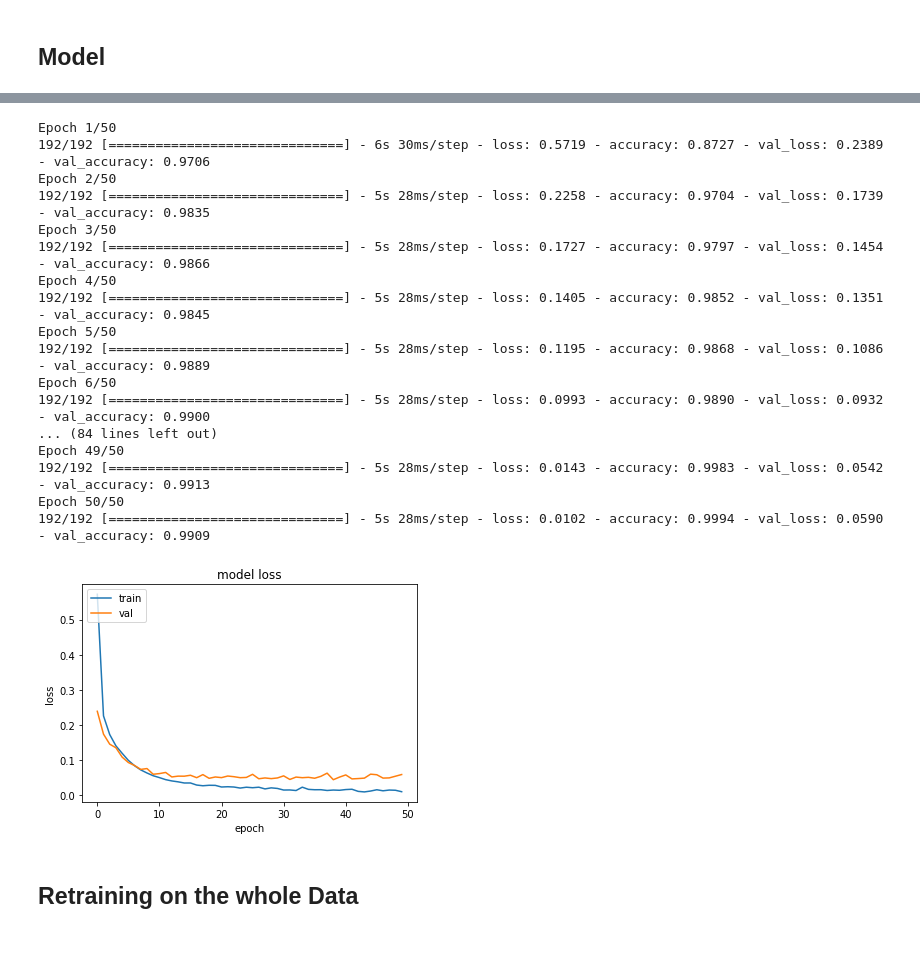
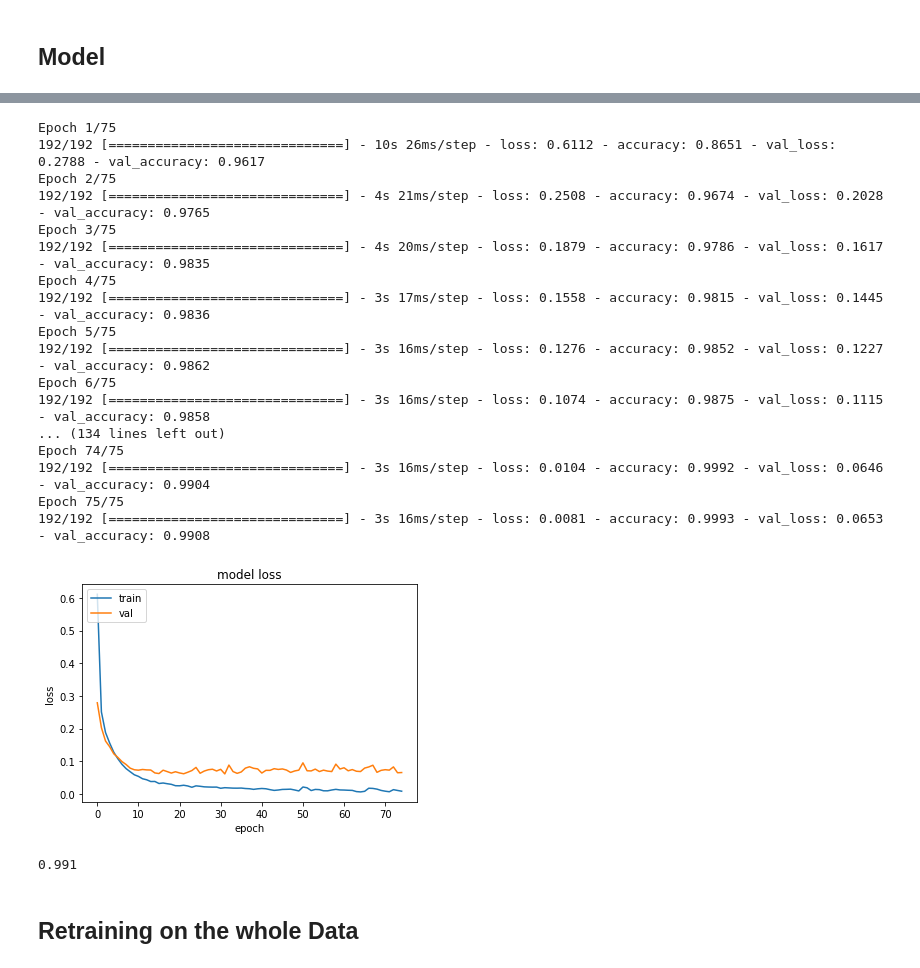
Before and after one commit to rohitashwachaks/advanced_optimisation, a Jupyter notebook: Assignments/HW1.ipynb, the cells around one changed output, grey strips where cells are left out. Saved outputs shown, nothing was run; the diff lists cells and outputs as text; code cells hidden in the pictures.

```diff
--- a/Assignments/HW1.ipynb
+++ b/Assignments/HW1.ipynb
@@ -102,27 +104,34 @@ Non-trainable params: 0
 _________________________________________________________________
 None
 # %%
-cnn_model.fit(x_train,y_train,epochs=50)
+cnn_model.fit(x_train,y_train,epochs=75)
 cnn_model.plot()
 # %% [output]
-Epoch 1/50
-192/192 [==============================] - 6s 30ms/step - loss: 0.5719 - accuracy: 0.8727 - val_loss: 0.2389 - val_accuracy: 0.9706
-Epoch 2/50
-192/192 [==============================] - 5s 28ms/step - loss: 0.2258 - accuracy: 0.9704 - val_loss: 0.1739 - val_accuracy: 0.9835
-Epoch 3/50
-192/192 [==============================] - 5s 28ms/step - loss: 0.1727 - accuracy: 0.9797 - val_loss: 0.1454 - val_accuracy: 0.9866
-Epoch 4/50
-192/192 [==============================] - 5s 28ms/step - loss: 0.1405 - accuracy: 0.9852 - val_loss: 0.1351 - val_accuracy: 0.9845
-Epoch 5/50
-192/192 [==============================] - 5s 28ms/step - loss: 0.1195 - accuracy: 0.9868 - val_loss: 0.1086 - val_accuracy: 0.9889
-Epoch 6/50
-192/192 [==============================] - 5s 28ms/step - loss: 0.0993 - accuracy: 0.9890 - val_loss: 0.0932 - val_accuracy: 0.9900
-... (84 lines left out)
-Epoch 49/50
-192/192 [==============================] - 5s 28ms/step - loss: 0.0143 - accuracy: 0.9983 - val_loss: 0.0542 - val_accuracy: 0.9913
-Epoch 50/50
-192/192 [==============================] - 5s 28ms/step - loss: 0.0102 - accuracy: 0.9994 - val_loss: 0.0590 - val_accuracy: 0.9909
+Epoch 1/75
+192/192 [==============================] - 10s 26ms/step - loss: 0.6112 - accuracy: 0.8651 - val_loss: 0.2788 - val_accuracy: 0.9617
+Epoch 2/75
+192/192 [==============================] - 4s 21ms/step - loss: 0.2508 - accuracy: 0.9674 - val_loss: 0.2028 - val_accuracy: 0.9765
+Epoch 3/75
+192/192 [==============================] - 4s 20ms/step - loss: 0.1879 - accuracy: 0.9786 - val_loss: 0.1617 - val_accuracy: 0.9835
+Epoch 4/75
+192/192 [==============================] - 3s 17ms/step - loss: 0.1558 - accuracy: 0.9815 - val_loss: 0.1445 - val_accuracy: 0.9836
+Epoch 5/75
+192/192 [==============================] - 3s 16ms/step - loss: 0.1276 - accuracy: 0.9852 - val_loss: 0.1227 - val_accuracy: 0.9862
+Epoch 6/75
+192/192 [==============================] - 3s 16ms/step - loss: 0.1074 - accuracy: 0.9875 - val_loss: 0.1115 - val_accuracy: 0.9858
+... (134 lines left out)
+Epoch 74/75
+192/192 [==============================] - 3s 16ms/step - loss: 0.0104 - accuracy: 0.9992 - val_loss: 0.0646 - val_accuracy: 0.9904
+Epoch 75/75
+192/192 [==============================] - 3s 16ms/step - loss: 0.0081 - accuracy: 0.9993 - val_loss: 0.0653 - val_accuracy: 0.9908
-[figure, old version]
+[figure, new version]
+# %%
+# Test set accuracy
+pred_probs2 = cnn_model.model.predict(x_test)
+pred2 = np.argmax(pred_probs2, axis=1)
+print(np.mean(pred2==y_test))
+# %% [output]
+0.991
 # %% [markdown]
 ## Retraining on the whole Data
 # %%
```
Also changed, not shown: parts of 7 cells of this notebook.
